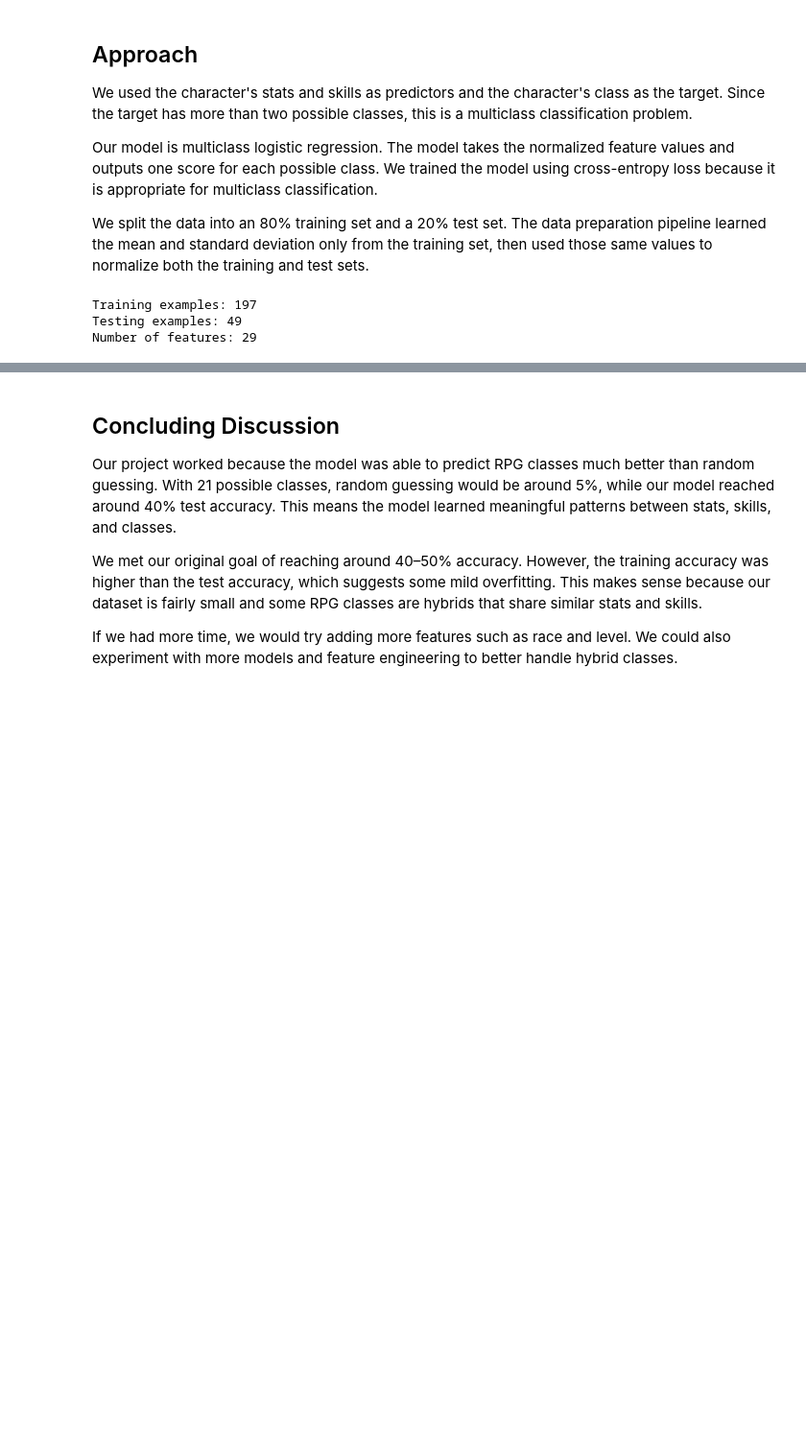
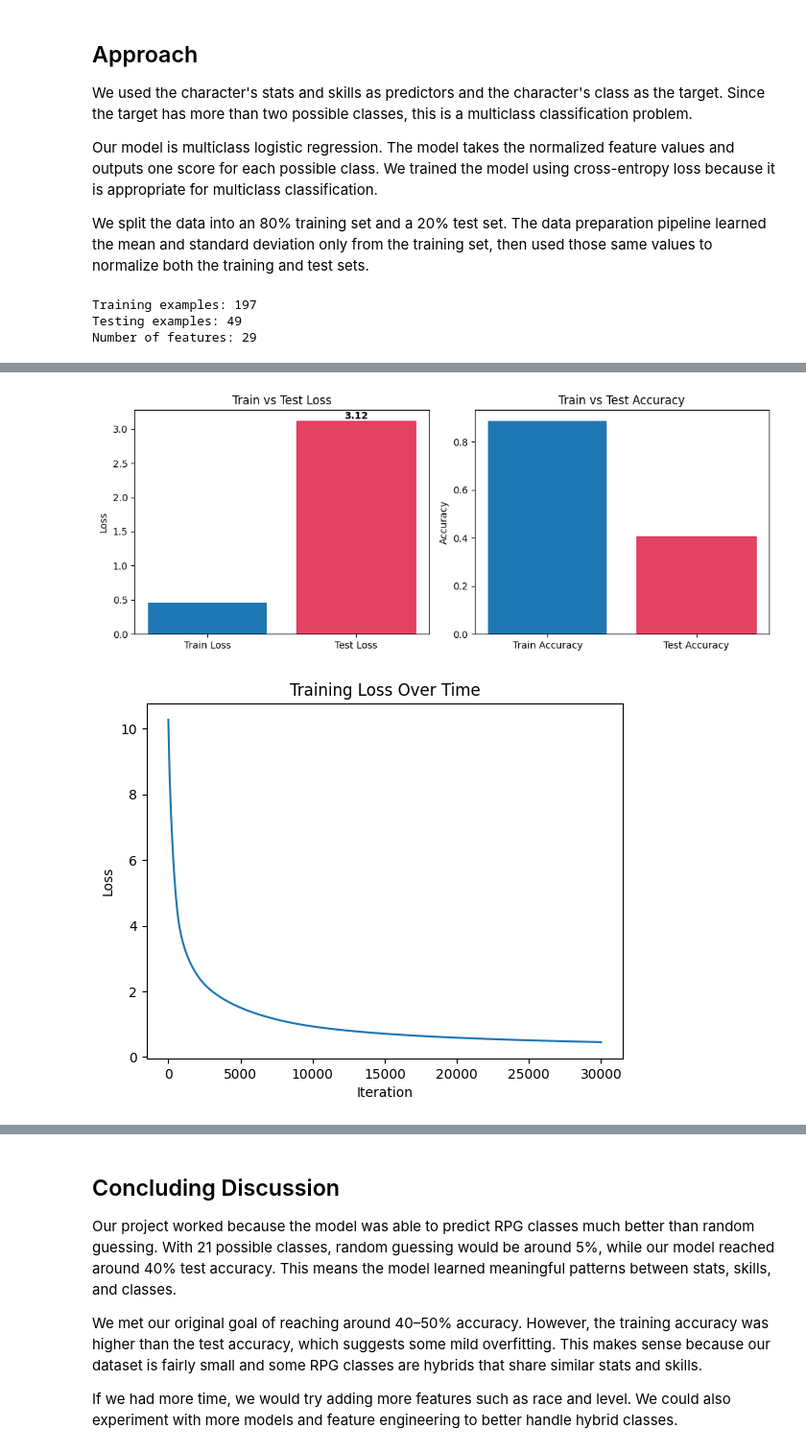
Before and after one commit to Roshrol/Rpg-Class, a Jupyter notebook: report.ipynb, the cells around one changed output, grey strips where cells are left out. Shown at 96% size. Saved outputs shown, nothing was run; the diff lists cells and outputs as text; code cells hidden in the pictures; blank space fills up the shorter version.

```diff
--- a/report.ipynb
+++ b/report.ipynb
@@ -136,8 +136,10 @@ model = RPG_Model(X_train.shape[1], num_classes)
 opt = GradientDescentOptimizer(model, lr=0.01)
 
 losses = []
+train_accs = []
+reg_losses = []
 
-for epoch in range(70000):
+for epoch in range(30000):
     q = model.forward(X_train)
     loss = cross_entropy_loss(q, y_train)
 
@@ -145,8 +147,10 @@ for epoch in range(70000):
     opt.step()
 
     losses.append(loss.item())
+    train_accs.append(loss.item())
+    reg_losses.append(loss.item())
 
-    if epoch % 5000 == 0:
+    if epoch % 1000 == 0:
         train_acc = accuracy(model, X_train, y_train).item()
         test_acc = accuracy(model, X_test, y_test).item()
         print(f"Epoch {epoch}, Loss: {loss.item():.4f}, Train Acc: {train_acc:.4f}, Test Acc: {test_acc:.4f}")
@@ -183,0 +179,59 @@ Test accuracy: 0.40816327929496765
+# %%
+    import matplotlib.pyplot as plt
+
+    train_loss = cross_entropy_loss(q, y_train).item()
+    #training accuracy
+    acc = accuracy(model, X_train, y_train).item()
+
+    #test accuracy
+    test_acc  = accuracy(model, X_test,  y_test).item()
+    test_loss = cross_entropy_loss(model.forward(X_test), y_test).item()
+
+    print("Train loss:", train_loss)
+    print("Train accuracy:", acc)
+    print("Test accuracy: ", test_acc)
+    print("Test Loss:", test_loss)
+
+    ig, ax = plt.subplots(1, 2, figsize=(10, 4))
+
+    #Loss comparison
+    ax[0].set_title("Train vs Test Loss")
+    ax[0].set_ylabel("Loss")
+
+    # Accuracy comparison
+    acc_bars = ax[1].bar(
+        ["Train Accuracy", "Test Accuracy"],[acc, test_acc])
+
+    ax[1].set_title("Train vs Test Accuracy")
+    ax[1].set_ylabel("Accuracy")
+
+    # highlight test accuracy bar
+    acc_bars[1].set_color("crimson")
+    acc_bars[1].set_alpha(0.8)
+
+    bars = ax[0].bar(["Train Loss", "Test Loss"],[train_loss, test_loss])
+
+    # highlight test loss bar
+    bars[1].set_color("crimson")
+    bars[1].set_alpha(0.8)
+
+    ax[0].text(1, test_loss, f"{test_loss:.2f}", ha="center", va="bottom", fontsize=10, fontweight="bold")
+
+    plt.tight_layout()
+    plt.show()
+
+    # Loss
+    plt.figure()
+    plt.plot(losses)
+    plt.title("Training Loss Over Time")
+    plt.xlabel("Iteration")
+    plt.ylabel("Loss")
+    plt.show()
+
+    plt.figure()
+    plt.plot(reg_losses)
+    plt.title("Regularization Loss Over Time")
+    plt.xlabel("Iteration")
+    plt.ylabel("Regularization Loss")
+    plt.show()
+# %% [output]
@@ -183,0 +242,2 @@ Test accuracy: 0.40816327929496765
+[figure, added]
+[figure, added]
```
Also changed, not shown: parts of 9 cells of this notebook.
